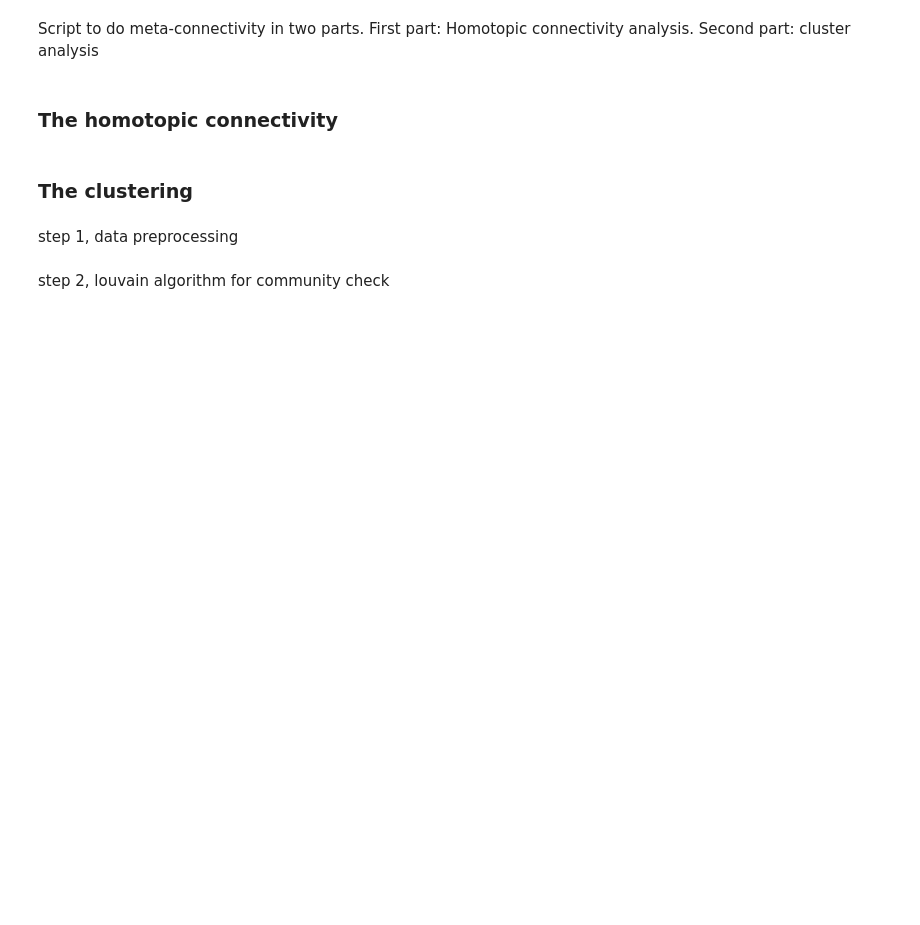
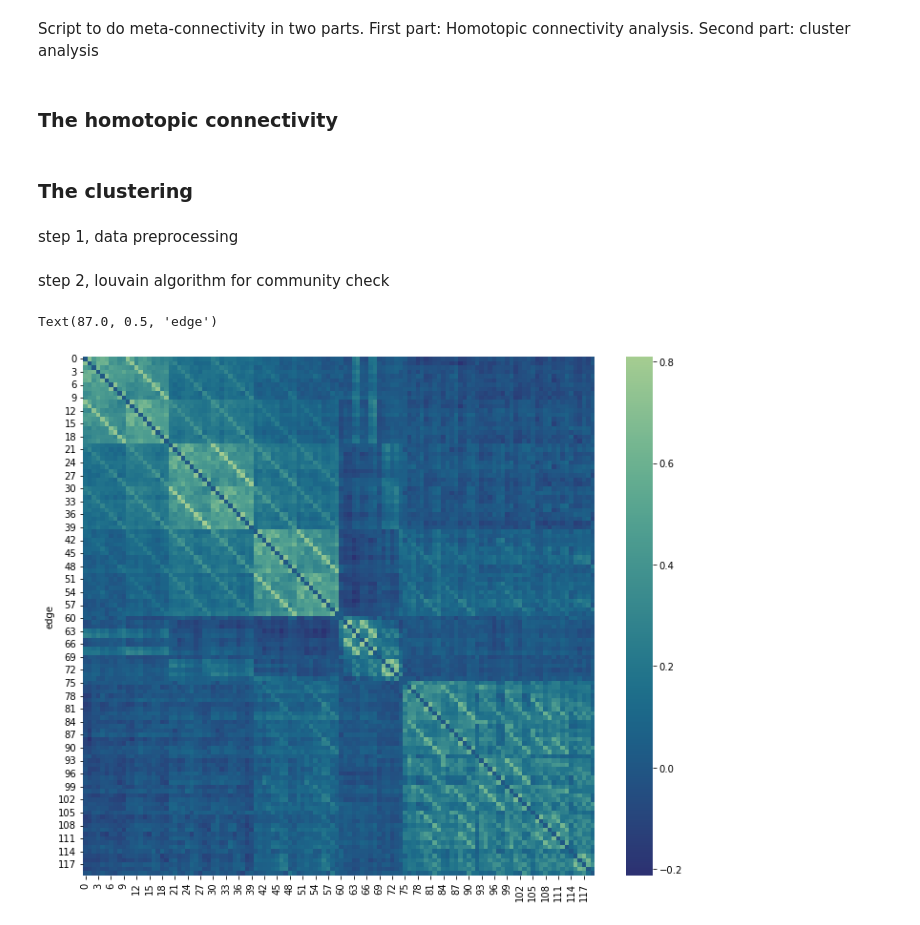
Before and after one commit to yilewang/Gc_detect_script, a Jupyter notebook: application/meta-connectivity.ipynb, the cells around one changed output. Cells and saved outputs as stored; diff of their text form; code cells hidden in the pictures; blank space fills up the shorter version.

```diff
--- a/application/meta-connectivity.ipynb
+++ b/application/meta-connectivity.ipynb
@@ -253,0 +286,16 @@ sns.heatmap(mc_all[:,:,0])
+# %%
+# ci, Q = community_louvain(mc_all[:,:,1], gamma=1.1, ci=module_ci, B='negative_asym', seed=None)
+# mc_plot=np.zeros((120,120))
+# for mc_row in range(120-1):
+#     for mc_col in range(mc_row+1,120):
+#         mc_plot[mc_row, mc_col] = mc_all[:,:,1][ci[mc_row], ci[mc_col]]
+# mc_sorted_single = mc_single + mc_single.T
+
+
+fig=plt.figure(figsize=(7,5), dpi=300)
+axes = fig.add_subplot(111)
+sns.heatmap(mc_all[:,:,1],cmap="crest_r", ax=axes)
+axes.set_ylabel("edge")
+# %% [output]
+Text(87.0, 0.5, 'edge')
+[figure, added]
```
Also changed, not shown: parts of 3 cells of this notebook, 1 other file.
